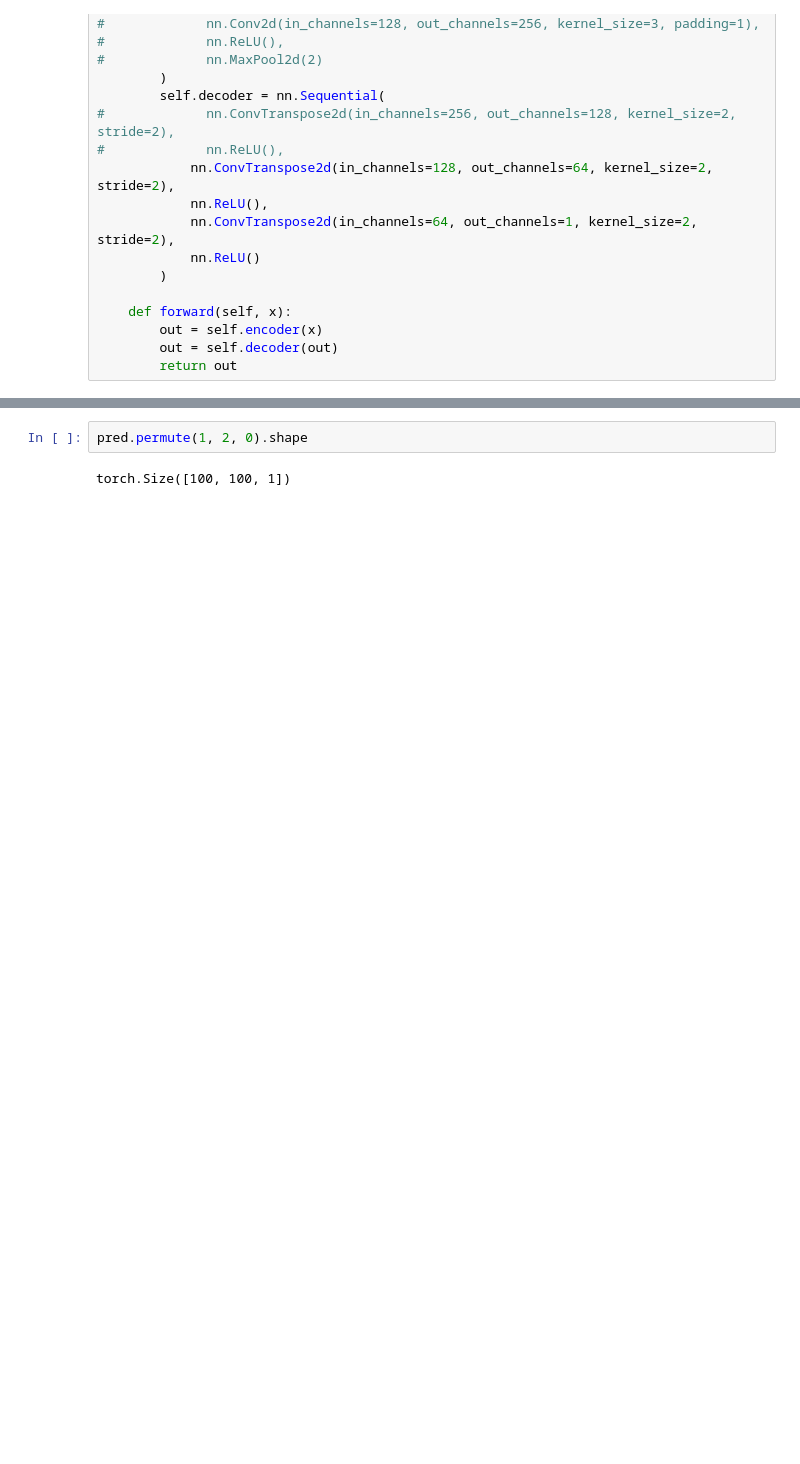
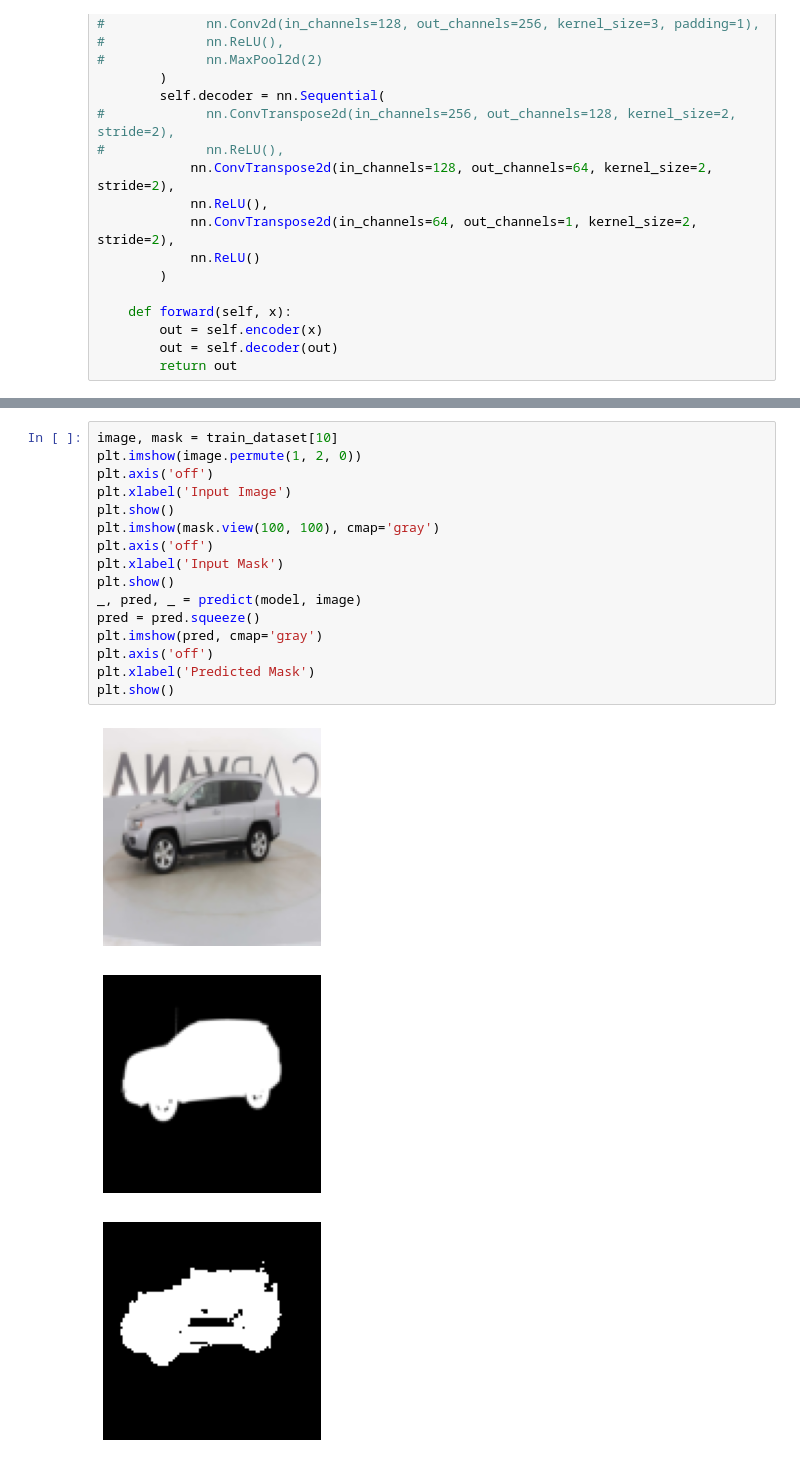
Before and after one commit to santanu94/pytorch-practise, a Jupyter notebook: Semantic Segmentation/Carvana Image Masking Challenge/Untitled.ipynb, the cells around one changed output, grey strips where cells are left out. Drawn from its saved outputs; the diff is of its cells as text; blank space fills up the shorter version.

```diff
--- a/Semantic Segmentation/Carvana Image Masking Challenge/Untitled.ipynb
+++ b/Semantic Segmentation/Carvana Image Masking Challenge/Untitled.ipynb
@@ -220,4 +228,20 @@ plt.show()
-# %%
-pred.permute(1, 2, 0).shape
-# %% [output]
-torch.Size([100, 100, 1])
+# %%
+image, mask = train_dataset[10]
+plt.imshow(image.permute(1, 2, 0))
+plt.axis('off')
+plt.xlabel('Input Image')
+plt.show()
+plt.imshow(mask.view(100, 100), cmap='gray')
+plt.axis('off')
+plt.xlabel('Input Mask')
+plt.show()
+_, pred, _ = predict(model, image)
+pred = pred.squeeze()
+plt.imshow(pred, cmap='gray')
+plt.axis('off')
+plt.xlabel('Predicted Mask')
+plt.show()
+# %% [output]
+[figure, added]
+[figure, added]
+[figure, added]
```
Also changed, not shown: parts of 7 cells of this notebook.
